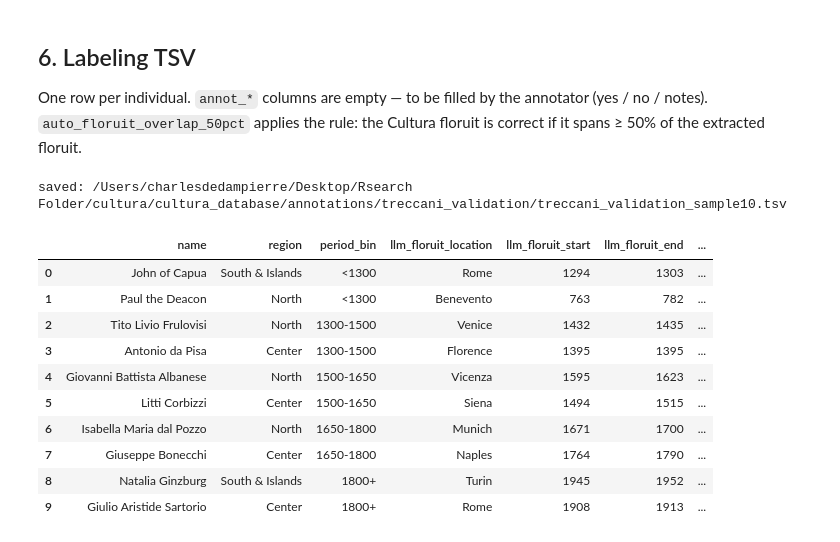
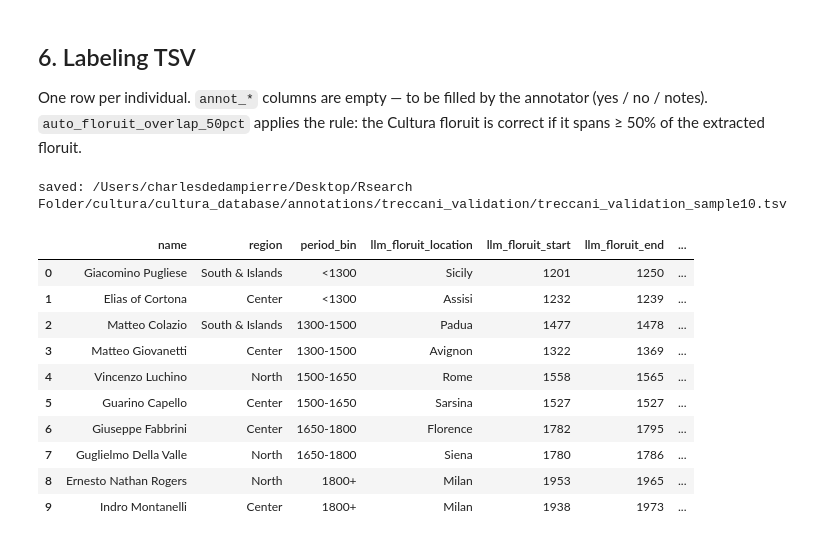
Before and after one commit to charlesdedampierre/cultura_database, a Jupyter notebook: annotations/treccani_validation/1_treccani_floruit_validation.ipynb, the cells around one changed output. Drawn from its saved outputs; the diff is of its cells as text; code cells hidden in the pictures.

```diff
--- a/annotations/treccani_validation/1_treccani_floruit_validation.ipynb
+++ b/annotations/treccani_validation/1_treccani_floruit_validation.ipynb
@@ -29,7 +29,8 @@ CACHE_DIR.mkdir(parents=True, exist_ok=True)
 
 SEED = 42
 N_PER_BIN = 2                      # 2 individuals x 5 period bins = 10
-MODEL = "google/gemini-2.5-flash"
+MODEL = "google/gemini-3.5-flash"
+PROMPT_VERSION = "v2"              # bump to invalidate the LLM caches
 OPENROUTER_URL = "https://openrouter.ai/api/v1/chat/completions"
 BIO_CHAR_CAP = 25_000
 PERIOD_BINS = [-10_000, 1300, 1500, 1650, 1800, 3000]
@@ -109,6 +110,8 @@ candidates = con.execute("""
       AND i.name_en IS NOT NULL
 """).df()
 
+# Stable order so the seeded sample is reproducible across runs.
+candidates = candidates.sort_values("wikidata_id").reset_index(drop=True)
 print(f"candidates: {len(candidates):,}")
 candidates.head()
 # %% [output]
@@ -375,12 +459,21 @@ def step2_user(row, ext):
             "Choose the polity. JSON only.")
 
 
-STEP2_PATH = CACHE_DIR / "step2_polity_mapping.jsonl"
+STEP2_PATH = CACHE_DIR / f"step2_polity_mapping_{PROMPT_VERSION}.jsonl"
+
+
+def step1_key(qid):
+    e = step1[qid]
+    return [e["floruit_location"], e["floruit_start"], e["floruit_end"]]
+
+
+# Cache entries are only valid for the step-1 extraction they were based on.
 step2 = {}
 if STEP2_PATH.exists():
     for line in STEP2_PATH.open():
         r = json.loads(line)
-        step2[r["wikidata_id"]] = r["mapping"]
+        if r["wikidata_id"] in step1 and r.get("key") == step1_key(r["wikidata_id"]):
+            step2[r["wikidata_id"]] = r["mapping"]
 
 todo = [row for _, row in sample.iterrows() if row["wikidata_id"] not in step2]
 if todo:
@@ -391,7 +484,8 @@ if todo:
         for fut in tqdm(as_completed(futs), total=len(futs), desc="LLM step 2"):
             qid = futs[fut]
             step2[qid] = fut.result()
-            f.write(json.dumps({"wikidata_id": qid, "mapping": step2[qid]},
+            f.write(json.dumps({"wikidata_id": qid, "key": step1_key(qid),
+                                "mapping": step2[qid]},
                                ensure_ascii=False) + "\n")
 
 assert len(step2) >= len(sample)
@@ -436,47 +530,49 @@ for _, row in sample.iterrows():
         "region": row["region"],
         "period_bin": str(row["period_bin"]),
         "llm_floruit_location": e1["floruit_location"],
+        "llm_floruit_location_original": e1["floruit_location_original"],
         "llm_floruit_location_type": e1["floruit_location_type"],
         "llm_floruit_start": e1["floruit_start"],
         "llm_floruit_end": e1["floruit_end"],
         "evidence_location_verbatim": e1["evidence_location_verbatim"],
         "evidence_location_en": e1["evidence_location_en"],
         "evidence_floruit_verbatim": e1["evidence_floruit_verbatim"],
         "evidence_floruit_en": e1["evidence_floruit_en"],
         "llm_step1_reasoning": e1["reasoning"],
         "llm_polity_id": e2["polity_id"],
         "llm_polity_name": e2["polity_name"],
         "llm_polity_confidence": e2["confidence"],
         "llm_step2_reasoning": e2["reasoning"],
         "cultura_polities": row["cultura_polities"],
         "cultura_floruit_start": row["floruit_period_start"],
         "cultura_floruit_end": row["floruit_period_end"],
         "annot_location_ok": "",
         "annot_floruit_ok": "",
         "annot_polity_ok": "",
         "annot_notes": "",
     })
 
 out = pd.DataFrame(records)
+out = out.merge(verif, on="wikidata_id")
 out["auto_floruit_overlap_50pct"] = out.apply(overlap_50pct, axis=1)
 assert out["wikidata_id"].is_unique and len(out) == 10
 
 OUT_PATH = OUT_DIR / "treccani_validation_sample10.tsv"
 out.to_csv(OUT_PATH, sep="\t", index=False)
 print("saved:", OUT_PATH)
 out[["name", "region", "period_bin", "llm_floruit_location",
      "llm_floruit_start", "llm_floruit_end", "llm_polity_name",
-     "cultura_polities", "auto_floruit_overlap_50pct"]]
+     "cultura_polities", "evidence_verified", "auto_floruit_overlap_50pct"]]
 # %% [output]
 saved: /Users/charlesdedampierre/Desktop/Rsearch Folder/cultura/cultura_database/annotations/treccani_validation/treccani_validation_sample10.tsv
 |  | name | region | period_bin | llm_floruit_location | llm_floruit_start | llm_floruit_end | ... |
-| 0 | John of Capua | South & Islands | <1300 | Rome | 1294 | 1303 | ... |
-| 1 | Paul the Deacon | North | <1300 | Benevento | 763 | 782 | ... |
-| 2 | Tito Livio Frulovisi | North | 1300-1500 | Venice | 1432 | 1435 | ... |
-| 3 | Antonio da Pisa | Center | 1300-1500 | Florence | 1395 | 1395 | ... |
-| 4 | Giovanni Battista Albanese | North | 1500-1650 | Vicenza | 1595 | 1623 | ... |
-| 5 | Litti Corbizzi | Center | 1500-1650 | Siena | 1494 | 1515 | ... |
-| 6 | Isabella Maria dal Pozzo | North | 1650-1800 | Munich | 1671 | 1700 | ... |
-| 7 | Giuseppe Bonecchi | Center | 1650-1800 | Naples | 1764 | 1790 | ... |
-| 8 | Natalia Ginzburg | South & Islands | 1800+ | Turin | 1945 | 1952 | ... |
-| 9 | Giulio Aristide Sartorio | Center | 1800+ | Rome | 1908 | 1913 | ... |
+| 0 | Giacomino Pugliese | South & Islands | <1300 | Sicily | 1201 | 1250 | ... |
+| 1 | Elias of Cortona | Center | <1300 | Assisi | 1232 | 1239 | ... |
+| 2 | Matteo Colazio | South & Islands | 1300-1500 | Padua | 1477 | 1478 | ... |
+| 3 | Matteo Giovanetti | Center | 1300-1500 | Avignon | 1322 | 1369 | ... |
+| 4 | Vincenzo Luchino | North | 1500-1650 | Rome | 1558 | 1565 | ... |
+| 5 | Guarino Capello | Center | 1500-1650 | Sarsina | 1527 | 1527 | ... |
+| 6 | Giuseppe Fabbrini | Center | 1650-1800 | Florence | 1782 | 1795 | ... |
+| 7 | Guglielmo Della Valle | North | 1650-1800 | Siena | 1780 | 1786 | ... |
+| 8 | Ernesto Nathan Rogers | North | 1800+ | Milan | 1953 | 1965 | ... |
+| 9 | Indro Montanelli | Center | 1800+ | Milan | 1938 | 1973 | ... |
```
Also changed, not shown: parts of 9 cells of this notebook, 3 other files.
